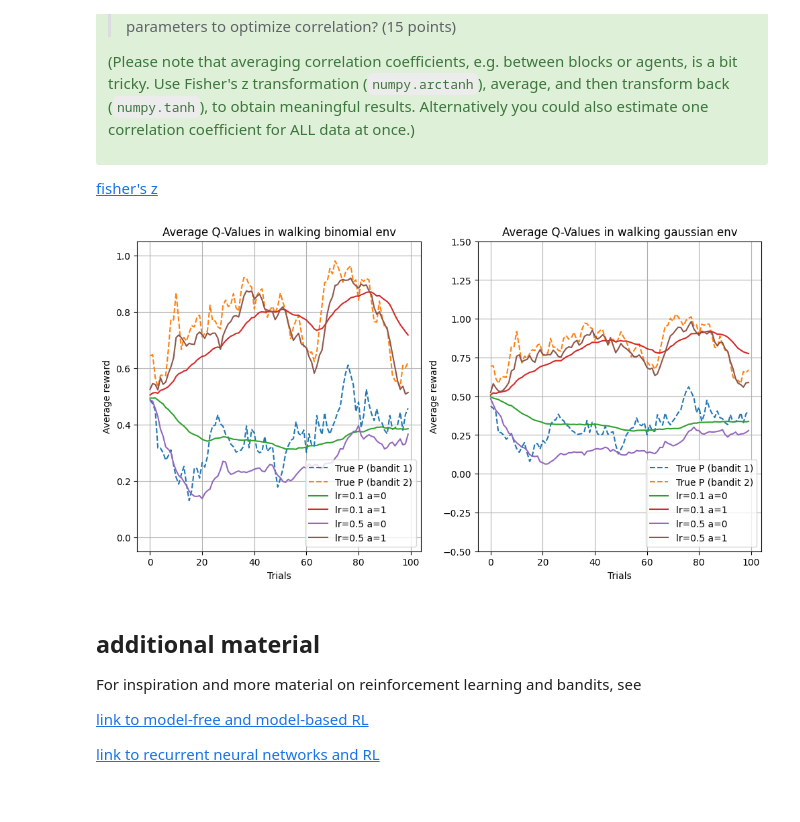
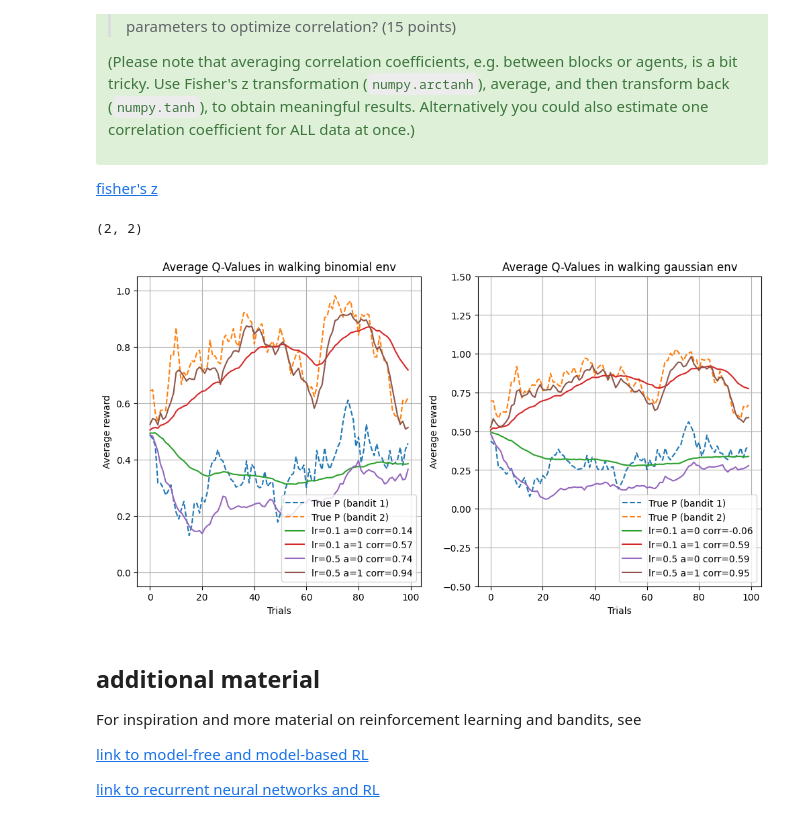
Before and after one commit to LuisKleinwort/CognitiveModellingAssignment2, a Jupyter notebook: CogMod24_bandit_solution.ipynb, the cells around one changed output. Saved outputs shown, nothing was run; the diff lists cells and outputs as text; code cells hidden in the pictures.

```diff
--- a/CogMod24_bandit_solution.ipynb
+++ b/CogMod24_bandit_solution.ipynb
@@ -633,11 +633,23 @@ def agents_full_routine(
                 agent_rewards[rep, i, trial] = r
                 agent_q_values[rep, i, trial] = agent.V
 
+
+
     average_rewards = np.mean(agent_rewards, axis=0)  # Average over repetitions
     average_q_values = np.mean(agent_q_values, axis=0)  # Average over repetitions
-    # Array of shape (n_agents, n_trials), corresponding to the agents.
 
-    return average_rewards, average_q_values
+    # when calculating the correlations explicitly write out the for loops instead of using numpy to avoid incorrect numpy usage
+    corr = np.array([[
+                np.corrcoef(average_q_values[i, :, a][1:], means_or_probabilities[a, :][:-1])[0, 1]
+                for a in range(n_actions)
+            ]
+            for i in range(n_agents)
+    ])
+
+    return average_rewards, average_q_values, corr
+
+def average_of_correlation_coeffs(corr, axis):
+    return np.tanh(np.mean(np.arctanh(corr), axis=axis))
 # %%
 # 'Global variables'
 n_trials = 100
@@ -863,50 +896,48 @@ def assignment3():
 
     np.random.seed(11)
 
-    ax = axes[0]
     starting_p = 0.4
     walking_p = [starting_p := np.clip(starting_p + noise(), 0, 1) for _ in range(n_trials)]
     starting_p2 = 0.6
     walking_p2 = [starting_p2 := np.clip(starting_p2 + noise(), 0, 1) for _ in range(n_trials)]
-    averages, q = agents_full_routine(
+    averages, q, corr = agents_full_routine(
         n_repetitions,
         np.array([walking_p, walking_p2]),
         agents_gen=agents
     )
-    plot_two_armed(ax, walking_p, walking_p2, [q[i,:,a] for i in range(q.shape[0]) for a in range(q.shape[2])],
+    plot_two_armed(axes[0], walking_p, walking_p2, [q[i,:,a] for i in range(q.shape[0]) for a in range(q.shape[2])],
                'Average Q-Values in walking binomial env',
                'Average reward',
                [-0.05, 1.05],
-               agent_names=[f"lr={lrs[i]} a={a}" for i in range(q.shape[0]) for a in range(q.shape[2])])
-
+               agent_names=[f"lr={lrs[i]} a={a} corr={round(corr[i, a], 2)}" for i in range(q.shape[0]) for a in range(q.shape[2])])
 
     np.random.seed(11)
 
-    ax = axes[1]
     starting_mean = 0.35 ; fixed_deviation = 0.5
     walking_mean = [starting_mean := np.clip(starting_mean + noise(), -3, 3) for _ in range(n_trials)]
     starting_mean2 = 0.65
     walking_mean2 = [starting_mean2 := np.clip(starting_mean2 + noise(), -3, 3) for _ in range(n_trials)]
-    averages, q = agents_full_routine(
+    averages, q, corr = agents_full_routine(
         n_repetitions,
         np.array([walking_mean, walking_mean2]),
         fixed_deviation,
         agents_gen=agents
     )
-    plot_two_armed(ax, walking_mean, walking_mean2, [q[i,:,a] for i in range(q.shape[0]) for a in range(q.shape[2])],
+    plot_two_armed(axes[1], walking_mean, walking_mean2, [q[i,:,a] for i in range(q.shape[0]) for a in range(q.shape[2])],
                    'Average Q-Values in walking gaussian env',
                    'Average reward',
                    [-0.5, 1.5],
-                   agent_names=[f"lr={lrs[i]} a={a}" for i in range(q.shape[0]) for a in range(q.shape[2])])
+                   agent_names=[f"lr={lrs[i]} a={a} corr={round(corr[i, a], 2)}" for i in range(q.shape[0]) for a in range(q.shape[2])])
 
     plt.savefig("assignment3.png")
 
     plt.show()
 
 
 assignment3()
 # %% [output]
+(2, 2)
-[figure, old version]
+[figure, new version]
 # %% [markdown]
 ## additional material
 
```
Also changed, not shown: parts of 3 cells of this notebook.
